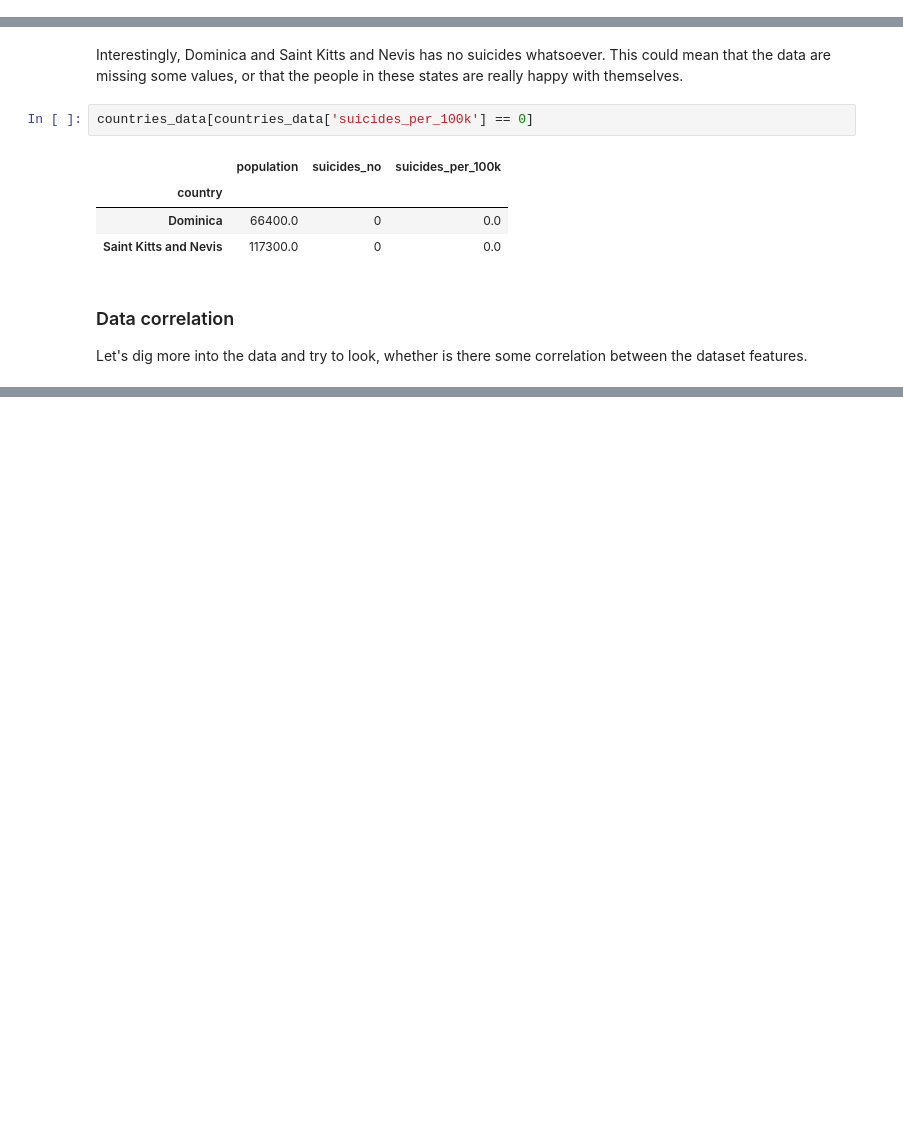
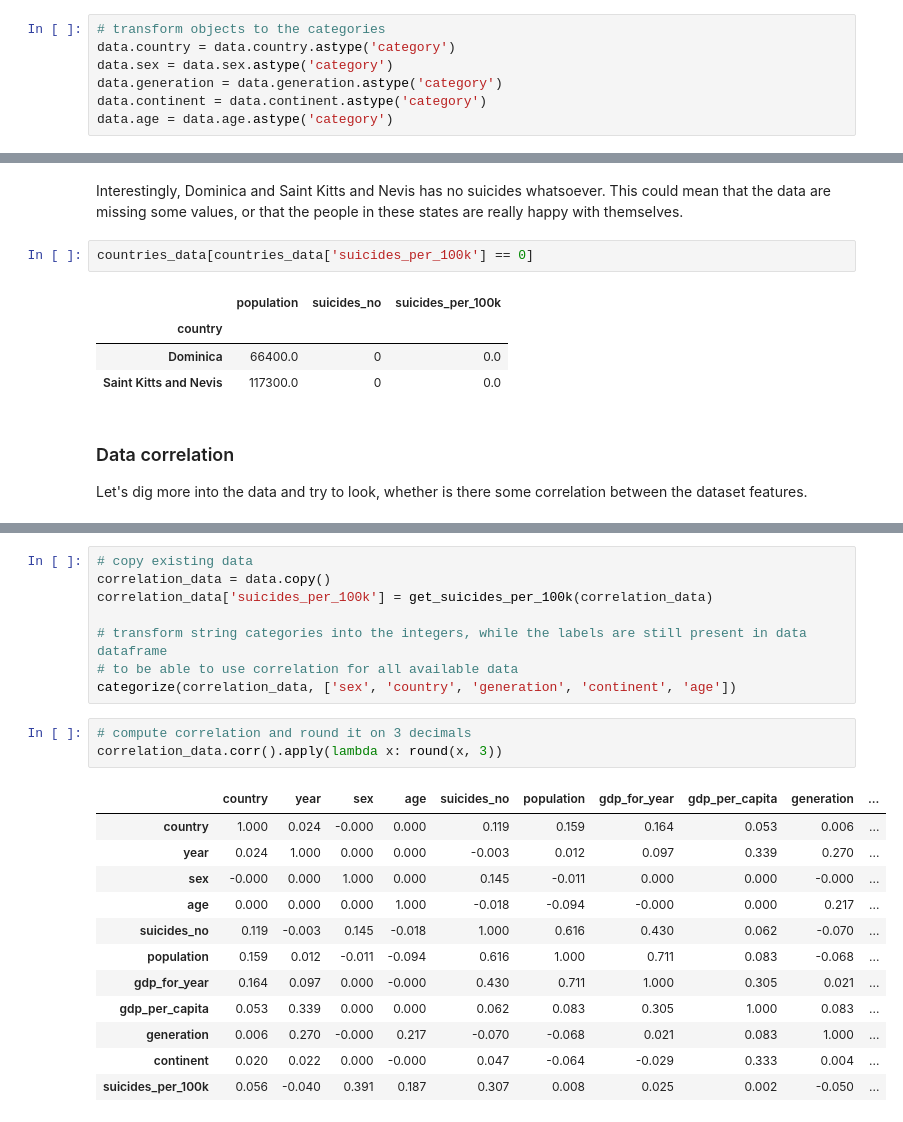
Before and after one commit to LukasForst/SAN, a Jupyter notebook: final/suicide_analysis.ipynb, the cells around one changed output, grey strips where cells are left out. Drawn from its saved outputs; the diff is of its cells as text; blank space fills up the shorter version.

Commit message:
add correlation matrix with labels

```diff
--- a/final/suicide_analysis.ipynb
+++ b/final/suicide_analysis.ipynb
@@ -49,0 +31,7 @@ data.describe()
+# %%
+# transform objects to the categories
+data.country = data.country.astype('category')
+data.sex = data.sex.astype('category')
+data.generation = data.generation.astype('category')
+data.continent = data.continent.astype('category')
+data.age = data.age.astype('category')
@@ -228,0 +223,24 @@ data.corr()
+# %%
+# copy existing data
+correlation_data = data.copy()
+correlation_data['suicides_per_100k'] = get_suicides_per_100k(correlation_data)
+
+# transform string categories into the integers, while the labels are still present in data dataframe
+# to be able to use correlation for all available data
+categorize(correlation_data, ['sex', 'country', 'generation', 'continent', 'age'])
+# %%
+# compute correlation and round it on 3 decimals
+correlation_data.corr().apply(lambda x: round(x, 3))
+# %% [output]
+|  | country | year | sex | age | suicides_no | population | gdp_for_year | gdp_per_capita | generation | ... |
+| country | 1.000 | 0.024 | -0.000 | 0.000 | 0.119 | 0.159 | 0.164 | 0.053 | 0.006 | ... |
+| year | 0.024 | 1.000 | 0.000 | 0.000 | -0.003 | 0.012 | 0.097 | 0.339 | 0.270 | ... |
+| sex | -0.000 | 0.000 | 1.000 | 0.000 | 0.145 | -0.011 | 0.000 | 0.000 | -0.000 | ... |
+| age | 0.000 | 0.000 | 0.000 | 1.000 | -0.018 | -0.094 | -0.000 | 0.000 | 0.217 | ... |
+| suicides_no | 0.119 | -0.003 | 0.145 | -0.018 | 1.000 | 0.616 | 0.430 | 0.062 | -0.070 | ... |
+| population | 0.159 | 0.012 | -0.011 | -0.094 | 0.616 | 1.000 | 0.711 | 0.083 | -0.068 | ... |
+| gdp_for_year | 0.164 | 0.097 | 0.000 | -0.000 | 0.430 | 0.711 | 1.000 | 0.305 | 0.021 | ... |
+| gdp_per_capita | 0.053 | 0.339 | 0.000 | 0.000 | 0.062 | 0.083 | 0.305 | 1.000 | 0.083 | ... |
+| generation | 0.006 | 0.270 | -0.000 | 0.217 | -0.070 | -0.068 | 0.021 | 0.083 | 1.000 | ... |
+| continent | 0.020 | 0.022 | 0.000 | -0.000 | 0.047 | -0.064 | -0.029 | 0.333 | 0.004 | ... |
+| suicides_per_100k | 0.056 | -0.040 | 0.391 | 0.187 | 0.307 | 0.008 | 0.025 | 0.002 | -0.050 | ... |
```
Also changed, not shown: parts of 9 cells of this notebook.
